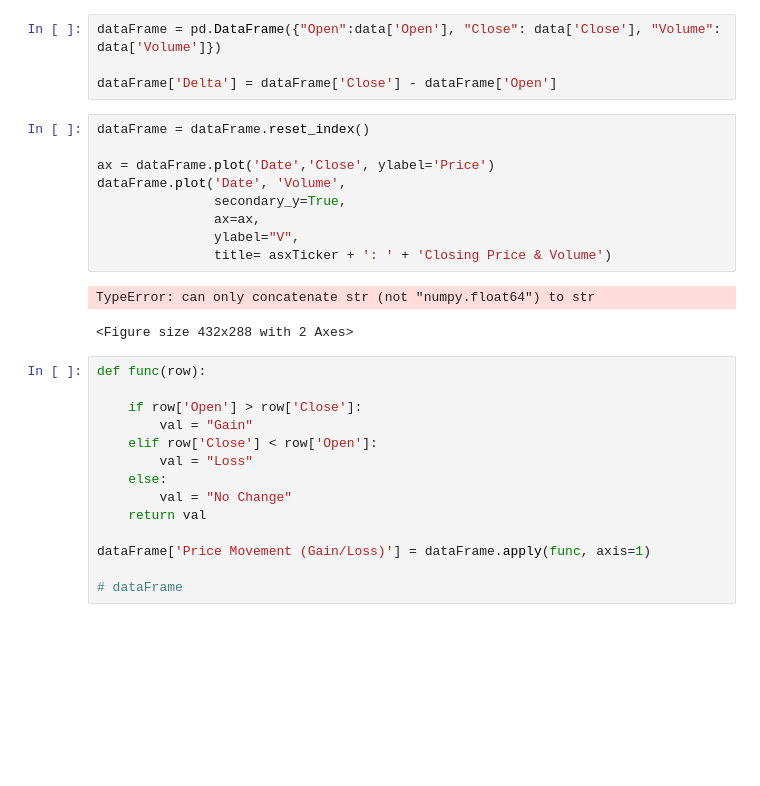
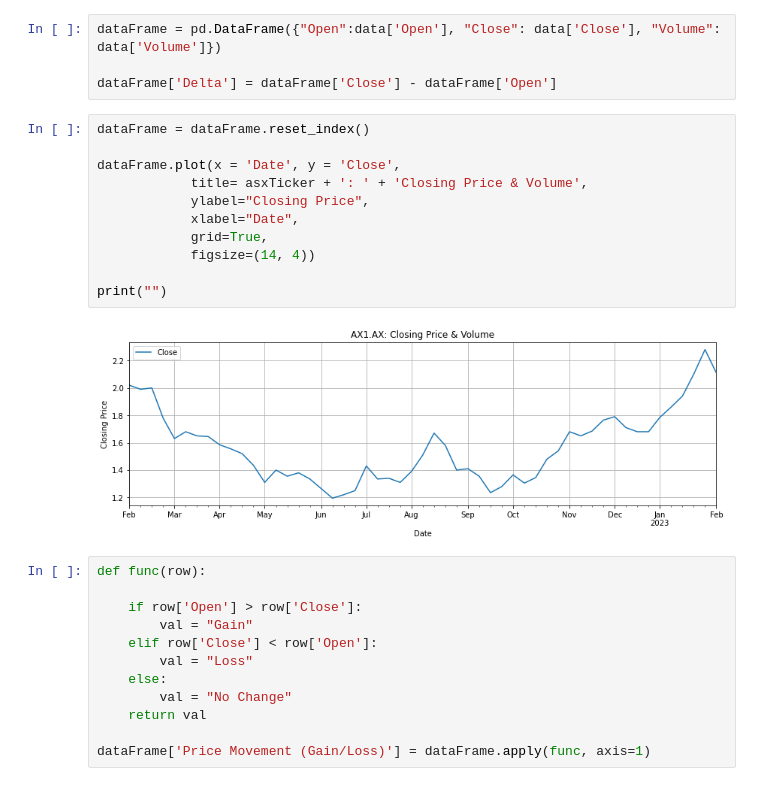
Before and after one commit to mjjohnson94/Discounted-Cash-Flow-Model-, a Jupyter notebook: AX1 - Technical Analysis .ipynb, the cells around one changed output. Saved outputs shown, nothing was run; the diff lists cells and outputs as text; blank space fills up the shorter version.

```diff
--- a/AX1 - Technical Analysis .ipynb
+++ b/AX1 - Technical Analysis .ipynb
@@ -18,15 +18,16 @@ dataFrame['Delta'] = dataFrame['Close'] - dataFrame['Open']
 # %%
 dataFrame = dataFrame.reset_index()
 
-ax = dataFrame.plot('Date','Close', ylabel='Price')
-dataFrame.plot('Date', 'Volume',
-               secondary_y=True,
-               ax=ax,
-               ylabel="V",
-               title= asxTicker + ': ' + 'Closing Price & Volume')
+dataFrame.plot(x = 'Date', y = 'Close',
+            title= asxTicker + ': ' + 'Closing Price & Volume',
+            ylabel="Closing Price",
+            xlabel="Date",
+            grid=True,
+            figsize=(14, 4))
+
+print("")
 # %% [output]
-TypeError: can only concatenate str (not "numpy.float64") to str
-<Figure size 432x288 with 2 Axes>
+[figure, added]
 # %%
 def func(row):
 
@@ -39,5 +40,3 @@ def func(row):
     return val
 
 dataFrame['Price Movement (Gain/Loss)'] = dataFrame.apply(func, axis=1)
-
-# dataFrame
```
Also changed, not shown: parts of 1 cell of this notebook.
